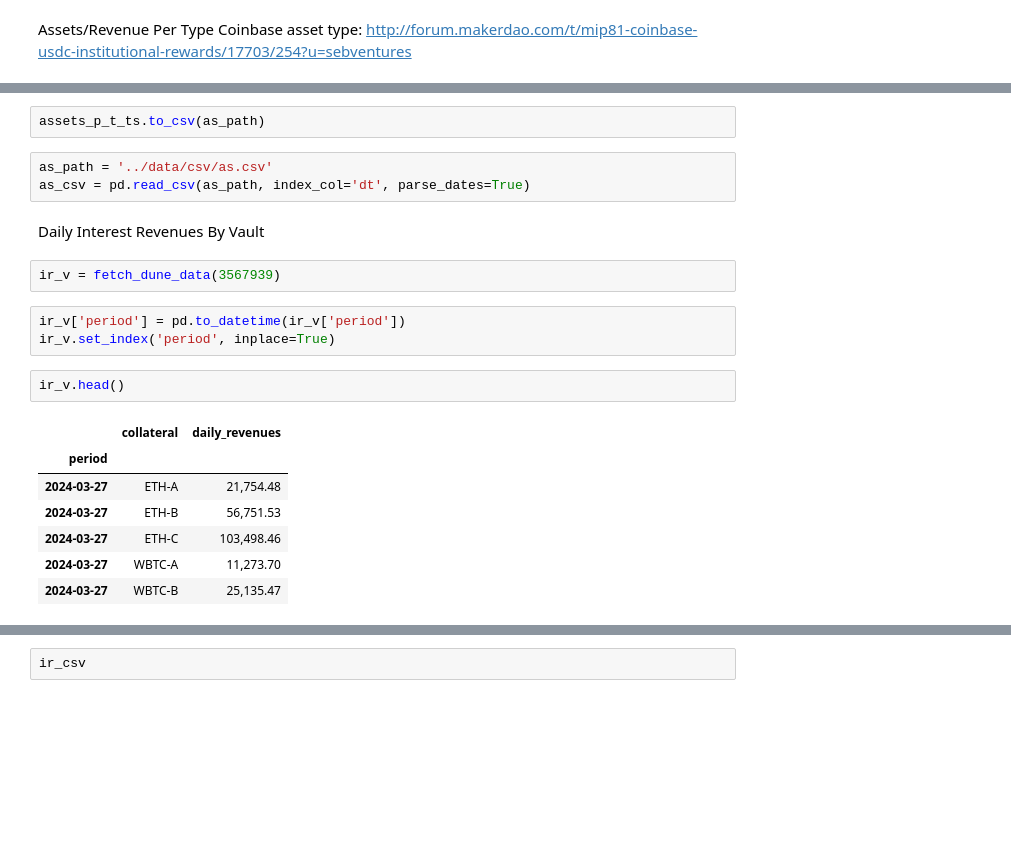
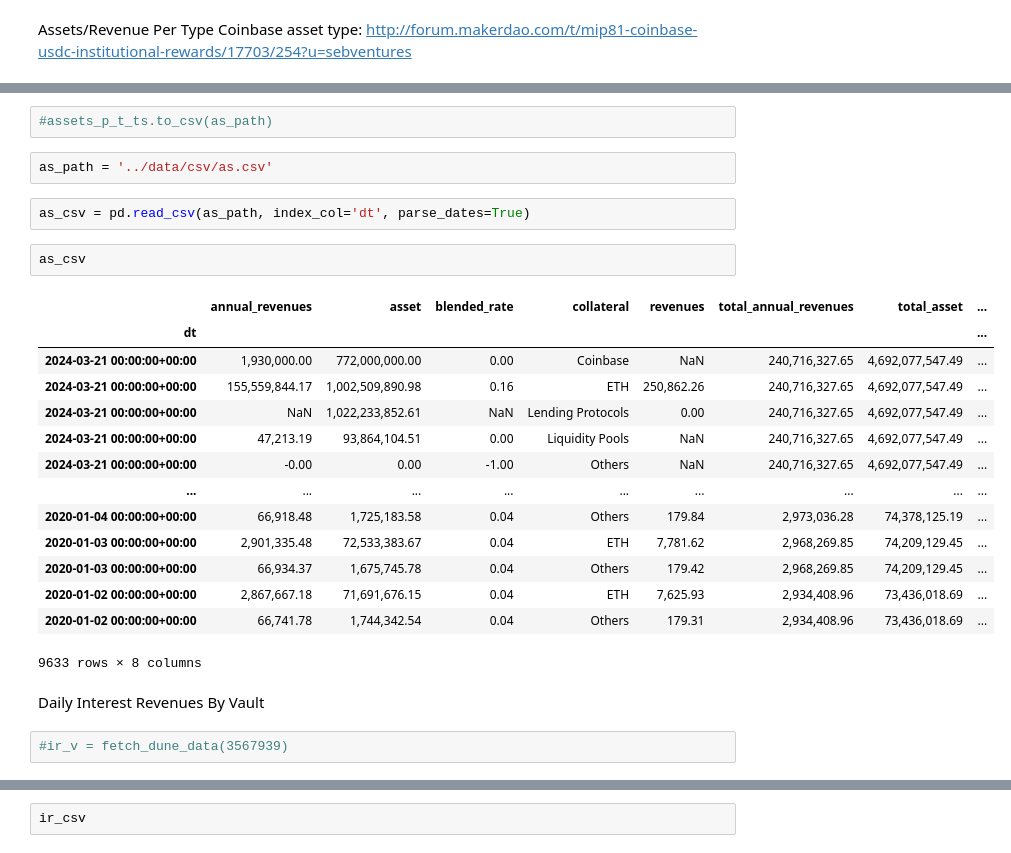
Before and after one commit to BrandynHamilton/mkrdao_port_mgmt, a Jupyter notebook: notebooks/exploratory.ipynb, the cells around one changed output, grey strips where cells are left out. Saved outputs shown, nothing was run; the diff lists cells and outputs as text; blank space fills up the shorter version.

Commit message:
starting data cleaning and processing

```diff
--- a/notebooks/exploratory.ipynb
+++ b/notebooks/exploratory.ipynb
@@ -197,24 +197,29 @@ assets_p_t_ts.head()
 | 2024-03-21 00:00:00+00:00 | 47,213.19 | 93,864,104.51 | 0.00 | Liquidity Pools | NaN | 240,716,327.65 | 4,692,077,547.49 | ... |
 | 2024-03-21 00:00:00+00:00 | -0.00 | 0.00 | -1.00 | Others | NaN | 240,716,327.65 | 4,692,077,547.49 | ... |
 # %%
-assets_p_t_ts.to_csv(as_path)
+#assets_p_t_ts.to_csv(as_path)
+# %%
+as_path = '../data/csv/as.csv'
 # %%
-as_path = '../data/csv/as.csv'
 as_csv = pd.read_csv(as_path, index_col='dt', parse_dates=True)
+# %%
+as_csv
+# %% [output]
+|  | annual_revenues | asset | blended_rate | collateral | revenues | total_annual_revenues | total_asset | ... |
+| dt |  |  |  |  |  |  |  | ... |
+| 2024-03-21 00:00:00+00:00 | 1,930,000.00 | 772,000,000.00 | 0.00 | Coinbase | NaN | 240,716,327.65 | 4,692,077,547.49 | ... |
+| 2024-03-21 00:00:00+00:00 | 155,559,844.17 | 1,002,509,890.98 | 0.16 | ETH | 250,862.26 | 240,716,327.65 | 4,692,077,547.49 | ... |
+| 2024-03-21 00:00:00+00:00 | NaN | 1,022,233,852.61 | NaN | Lending Protocols | 0.00 | 240,716,327.65 | 4,692,077,547.49 | ... |
+| 2024-03-21 00:00:00+00:00 | 47,213.19 | 93,864,104.51 | 0.00 | Liquidity Pools | NaN | 240,716,327.65 | 4,692,077,547.49 | ... |
+| 2024-03-21 00:00:00+00:00 | -0.00 | 0.00 | -1.00 | Others | NaN | 240,716,327.65 | 4,692,077,547.49 | ... |
+| ... | ... | ... | ... | ... | ... | ... | ... | ... |
+| 2020-01-04 00:00:00+00:00 | 66,918.48 | 1,725,183.58 | 0.04 | Others | 179.84 | 2,973,036.28 | 74,378,125.19 | ... |
+| 2020-01-03 00:00:00+00:00 | 2,901,335.48 | 72,533,383.67 | 0.04 | ETH | 7,781.62 | 2,968,269.85 | 74,209,129.45 | ... |
+| 2020-01-03 00:00:00+00:00 | 66,934.37 | 1,675,745.78 | 0.04 | Others | 179.42 | 2,968,269.85 | 74,209,129.45 | ... |
+| 2020-01-02 00:00:00+00:00 | 2,867,667.18 | 71,691,676.15 | 0.04 | ETH | 7,625.93 | 2,934,408.96 | 73,436,018.69 | ... |
+| 2020-01-02 00:00:00+00:00 | 66,741.78 | 1,744,342.54 | 0.04 | Others | 179.31 | 2,934,408.96 | 73,436,018.69 | ... |
+9633 rows × 8 columns
 # %% [markdown]
 Daily Interest Revenues By Vault
-# %%
-ir_v = fetch_dune_data(3567939)
-# %%
-ir_v['period'] = pd.to_datetime(ir_v['period'])
-ir_v.set_index('period', inplace=True)
-# %%
-ir_v.head()
-# %% [output]
-|  | collateral | daily_revenues |
-| period |  |  |
-| 2024-03-27 | ETH-A | 21,754.48 |
-| 2024-03-27 | ETH-B | 56,751.53 |
-| 2024-03-27 | ETH-C | 103,498.46 |
-| 2024-03-27 | WBTC-A | 11,273.70 |
-| 2024-03-27 | WBTC-B | 25,135.47 |
+# %%
+#ir_v = fetch_dune_data(3567939)
```
Also changed, not shown: parts of 94 cells of this notebook, 7 other files.
